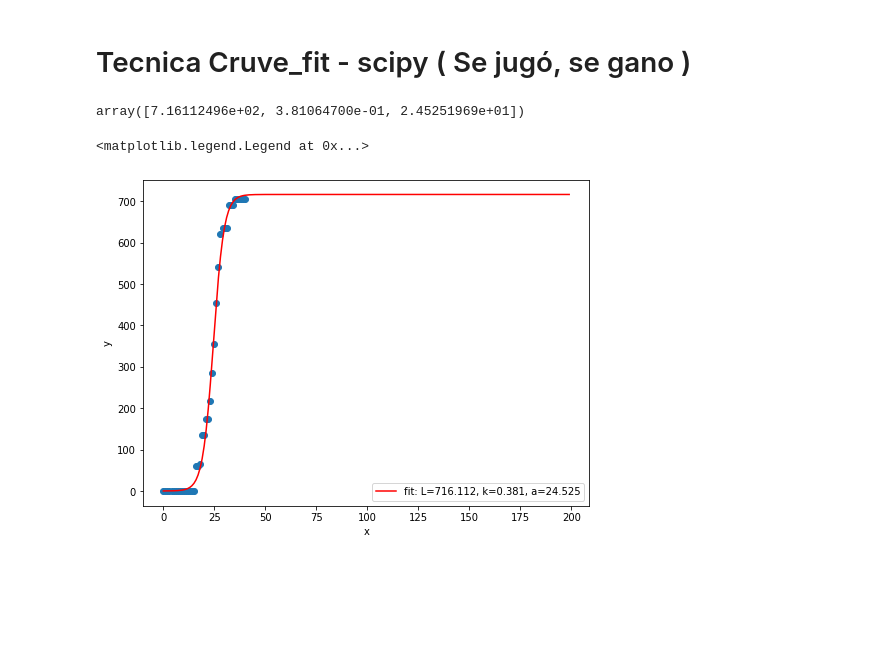
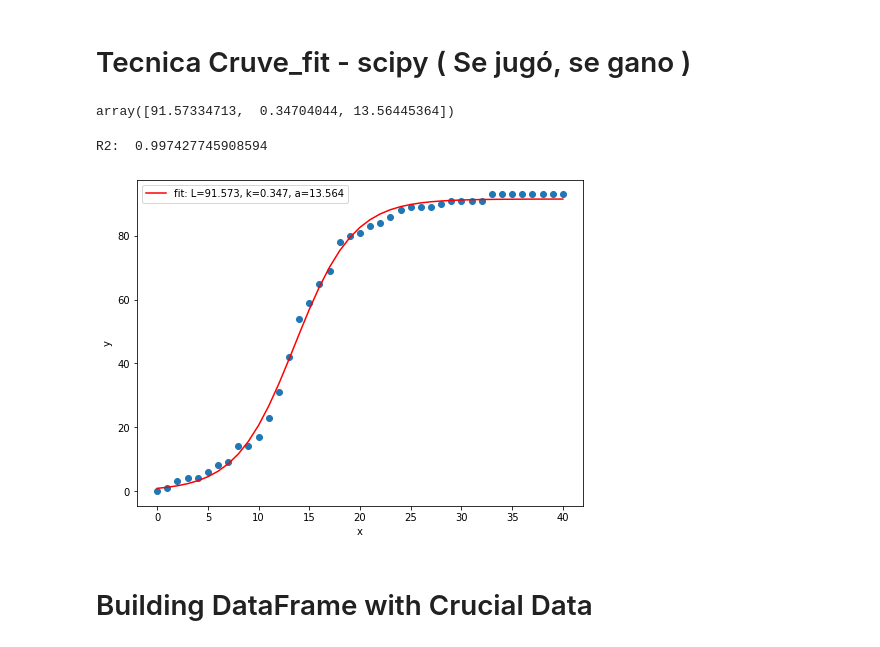
Before and after one commit to juliocrn94/CoronaVirus_ML, a Jupyter notebook: Part1.ipynb, the cells around one changed output. Drawn from its saved outputs; the diff is of its cells as text; code cells hidden in the pictures; blank space fills up the shorter version.

```diff
--- a/Part1.ipynb
+++ b/Part1.ipynb
@@ -246,6 +247,7 @@ conf_ts['Iran'].shape
 # Tecnica Cruve_fit - scipy  ( Se jugó, se gano )
 # %%
 from scipy.optimize import curve_fit
+from sklearn.metrics import r2_score
 
 # Len = 41
 x = np.arange(len(conf_ts['South Korea']))
@@ -259,7 +261,19 @@ x = np.arange(len(conf_ts['South Korea']))
 #y = conf_ts['Mexico'].values
 #y = conf_ts['Japan'].values
 #y = conf_ts['France'].values
-y = conf_ts['Others'].values
+#y = conf_ts['Others'].values
+#y = conf_ts['US'].values
+#y = conf_ts['Hong Kong'].values
+#y = conf_ts['Total'].values
+#y = conf_ts['Germany'].values
+#y = conf_ts['Spain'].values
+#y = conf_ts['Ch-Ningxia'].values
+#y = conf_ts['Bahrain'].values
+#y = conf_ts['Kuwait'].values
+#y = conf_ts['Ch-Inner Mongolia'].values
+y = conf_ts['Ch-Jilin'].values
+
+
 
 
 # Logistic Regretion Formula:
@@ -271,18 +285,22 @@ def func(x, L, k, a):
 
 # Limitar: 0 < L < 100,000 ;  0 < k < 1 ;  0 < a < 50
 # %%
-popt, pcov = curve_fit(func, x, y, bounds=(0, [100000, 1, 100]))
+popt, pcov = curve_fit(func, x, y, bounds=(0, [90000, 1, 100]))
 popt
 # %% [output]
-array([7.16112496e+02, 3.81064700e-01, 2.45251969e+01])
+array([91.57334713,  0.34704044, 13.56445364])
 # %%
 fig = plt.figure(figsize=(8,6))
 plt.scatter(x,y)
-x2 = np.arange(200)
-plt.plot(x2, func(x2, *popt), 'r-', label='fit: L=%5.3f, k=%5.3f, a=%5.3f' % tuple(popt))
+x2 = np.arange(50)
+plt.plot(x, func(x, *popt), 'r-', label='fit: L=%5.3f, k=%5.3f, a=%5.3f' % tuple(popt))
 plt.xlabel('x')
 plt.ylabel('y')
 plt.legend()
+r2 = r2_score(y, func(x, *popt))
+print('R2: ',r2)
 # %% [output]
-<matplotlib.legend.Legend at 0x...>
+R2:  0.997427745908594
-[figure, old version]
+[figure, new version]
+# %% [markdown]
+# Building DataFrame with Crucial Data
```
Also changed, not shown: parts of 7 cells of this notebook, 1 other file.
